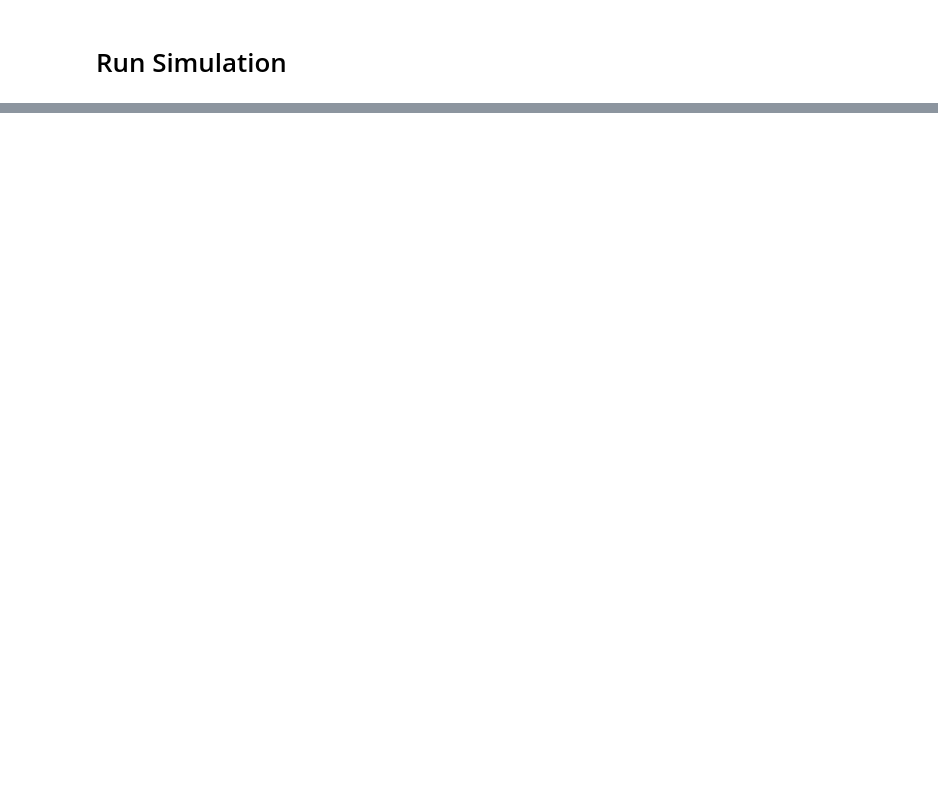
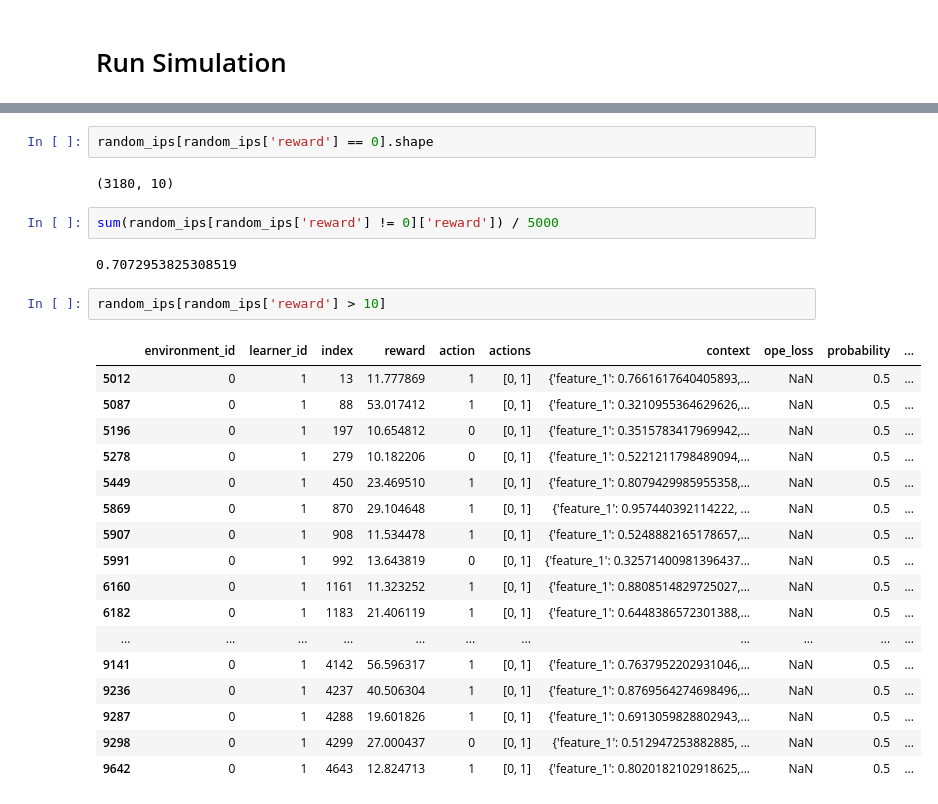
Before and after one commit to VowpalWabbit/coba, a Jupyter notebook: examples/experiments/benchmark/bandit_replay_mr_ips.ipynb, the cells around one changed output, grey strips where cells are left out. Saved outputs shown, nothing was run; the diff lists cells and outputs as text; blank space fills up the shorter version.

```diff
--- a/examples/experiments/benchmark/bandit_replay_mr_ips.ipynb
+++ b/examples/experiments/benchmark/bandit_replay_mr_ips.ipynb
@@ -106,0 +172,28 @@ df = offline_result_ips.interactions.to_pandas()
+# %%
+random_ips[random_ips['reward'] == 0].shape
+# %% [output]
+(3180, 10)
+# %%
+sum(random_ips[random_ips['reward'] != 0]['reward']) / 5000
+# %% [output]
+0.7072953825308519
+# %%
+random_ips[random_ips['reward'] > 10]
+# %% [output]
+|  | environment_id | learner_id | index | reward | action | actions | context | ope_loss | probability | ... |
+| 5012 | 0 | 1 | 13 | 11.777869 | 1 | [0, 1] | {'feature_1': 0.7661617640405893,... | NaN | 0.5 | ... |
+| 5087 | 0 | 1 | 88 | 53.017412 | 1 | [0, 1] | {'feature_1': 0.3210955364629626,... | NaN | 0.5 | ... |
+| 5196 | 0 | 1 | 197 | 10.654812 | 0 | [0, 1] | {'feature_1': 0.3515783417969942,... | NaN | 0.5 | ... |
+| 5278 | 0 | 1 | 279 | 10.182206 | 0 | [0, 1] | {'feature_1': 0.5221211798489094,... | NaN | 0.5 | ... |
+| 5449 | 0 | 1 | 450 | 23.469510 | 1 | [0, 1] | {'feature_1': 0.8079429985955358,... | NaN | 0.5 | ... |
+| 5869 | 0 | 1 | 870 | 29.104648 | 1 | [0, 1] | {'feature_1': 0.957440392114222, ... | NaN | 0.5 | ... |
+| 5907 | 0 | 1 | 908 | 11.534478 | 1 | [0, 1] | {'feature_1': 0.5248882165178657,... | NaN | 0.5 | ... |
+| 5991 | 0 | 1 | 992 | 13.643819 | 0 | [0, 1] | {'feature_1': 0.32571400981396437... | NaN | 0.5 | ... |
+| 6160 | 0 | 1 | 1161 | 11.323252 | 1 | [0, 1] | {'feature_1': 0.8808514829725027,... | NaN | 0.5 | ... |
+| 6182 | 0 | 1 | 1183 | 21.406119 | 1 | [0, 1] | {'feature_1': 0.6448386572301388,... | NaN | 0.5 | ... |
+| ... | ... | ... | ... | ... | ... | ... | ... | ... | ... | ... |
+| 9141 | 0 | 1 | 4142 | 56.596317 | 1 | [0, 1] | {'feature_1': 0.7637952202931046,... | NaN | 0.5 | ... |
+| 9236 | 0 | 1 | 4237 | 40.506304 | 1 | [0, 1] | {'feature_1': 0.8769564274698496,... | NaN | 0.5 | ... |
+| 9287 | 0 | 1 | 4288 | 19.601826 | 1 | [0, 1] | {'feature_1': 0.6913059828802943,... | NaN | 0.5 | ... |
+| 9298 | 0 | 1 | 4299 | 27.000437 | 0 | [0, 1] | {'feature_1': 0.512947253882885, ... | NaN | 0.5 | ... |
+| 9642 | 0 | 1 | 4643 | 12.824713 | 1 | [0, 1] | {'feature_1': 0.8020182102918625,... | NaN | 0.5 | ... |
```
Also changed, not shown: parts of 18 cells of this notebook.
